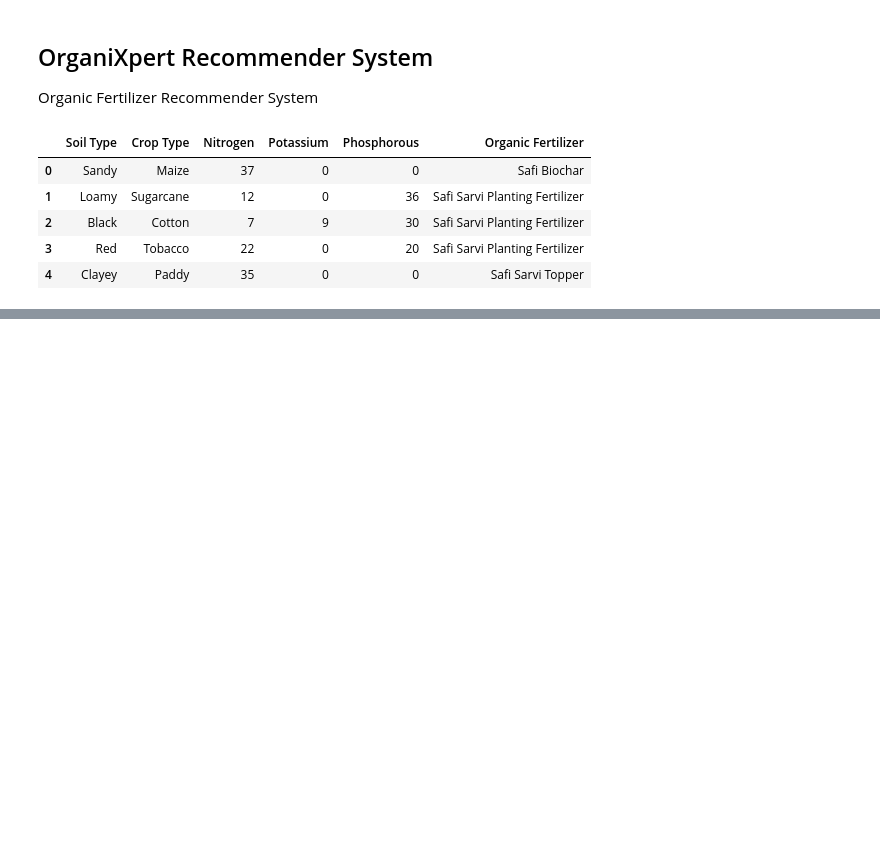
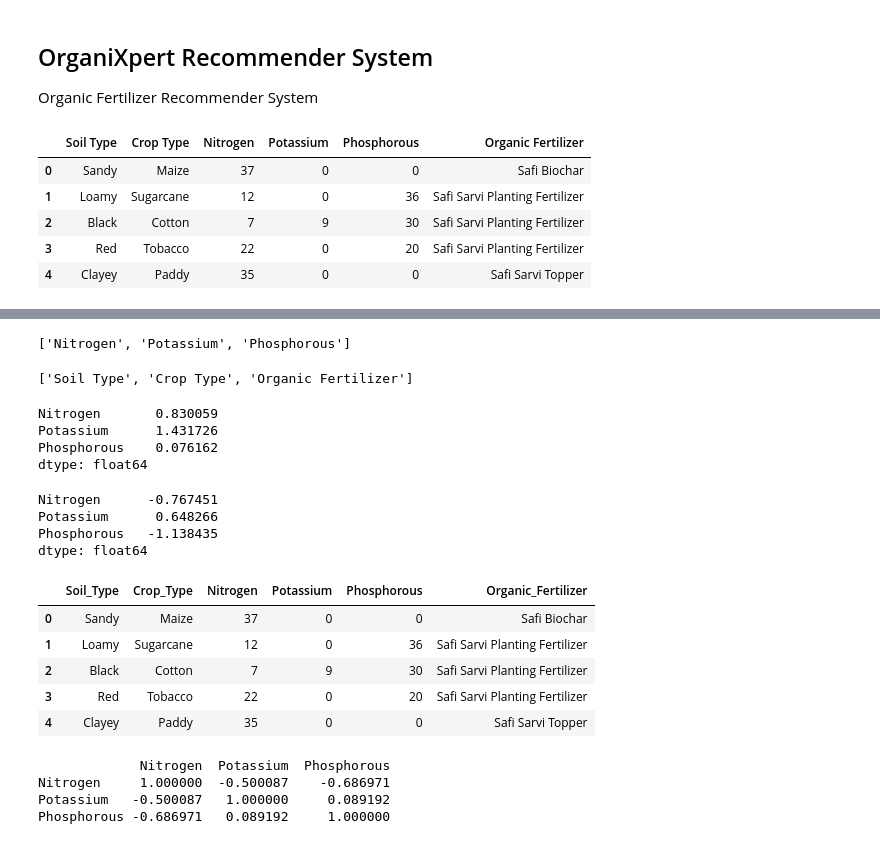
Before and after one commit to joykangangi/OrganiXpert, a Jupyter notebook: ML_Development/EDA/OrganiXpert.ipynb, the cells around one changed output, grey strips where cells are left out. Saved outputs shown, nothing was run; the diff lists cells and outputs as text; code cells hidden in the pictures; blank space fills up the shorter version.

```diff
--- a/ML_Development/EDA/OrganiXpert.ipynb
+++ b/ML_Development/EDA/OrganiXpert.ipynb
@@ -17,0 +73,49 @@ df.head()
+# %%
+numerical_features = [feature for feature in df.columns if df[feature].dtypes != 'O']
+print(numerical_features)
+# %% [output]
+['Nitrogen', 'Potassium', 'Phosphorous']
+# %%
+categorical_features = [feature for feature in df.columns if df[feature].dtypes == 'O']
+print(categorical_features)
+# %% [output]
+['Soil Type', 'Crop Type', 'Organic Fertilizer']
+# %%
+# skew() shows the skewness of the data. If the value is less than -1 or greater than 1, it is highly skewed. If the value is between -1 and -0.5 or between 0.5 and 1, it is moderately skewed. If the value is between -0.5 and 0.5, it is approximately symmetric.
+df.skew()
+# %% [output]
+Nitrogen       0.830059
+Potassium      1.431726
+Phosphorous    0.076162
+dtype: float64
+# %%
+# Kurtosis shows the sharpness of the peak of the data. If the value is less than -1 or greater than 1, it is highly peaked. If the value is between -1 and -0.5 or between 0.5 and 1, it is moderately peaked. If the value is between -0.5 and 0.5, it is approximately flat.
+df.kurtosis()
+# %% [output]
+Nitrogen      -0.767451
+Potassium      0.648266
+Phosphorous   -1.138435
+dtype: float64
+# %%
+# Rename the Organic Fertilizer column to 'Organic_Fertilizer'
+df.rename(columns={'Organic Fertilizer': 'Organic_Fertilizer'}, inplace=True)
+df.rename(columns={'Soil Type': 'Soil_Type'}, inplace=True)
+df.rename(columns={'Crop Type': 'Crop_Type'}, inplace=True)
+# %%
+df.head()
+# %% [output]
+|  | Soil_Type | Crop_Type | Nitrogen | Potassium | Phosphorous | Organic_Fertilizer |
+| 0 | Sandy | Maize | 37 | 0 | 0 | Safi Biochar |
+| 1 | Loamy | Sugarcane | 12 | 0 | 36 | Safi Sarvi Planting Fertilizer |
+| 2 | Black | Cotton | 7 | 9 | 30 | Safi Sarvi Planting Fertilizer |
+| 3 | Red | Tobacco | 22 | 0 | 20 | Safi Sarvi Planting Fertilizer |
+| 4 | Clayey | Paddy | 35 | 0 | 0 | Safi Sarvi Topper |
+# %%
+# corr() shows the correlation between the features. If the value is close to 1, it means that the features are highly correlated. If the value is close to 0, it means that the features are not correlated.
+corr = df.corr()
+print(corr)
+# %% [output]
+             Nitrogen  Potassium  Phosphorous
+Nitrogen     1.000000  -0.500087    -0.686971
+Potassium   -0.500087   1.000000     0.089192
+Phosphorous -0.686971   0.089192     1.000000
```
Also changed, not shown: parts of 21 cells of this notebook, 5 other files.
